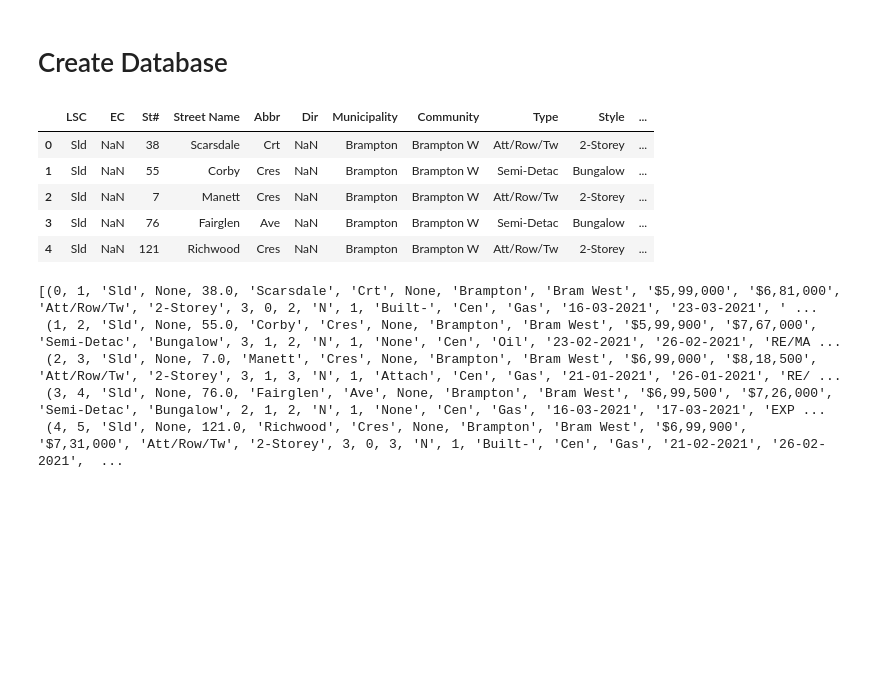
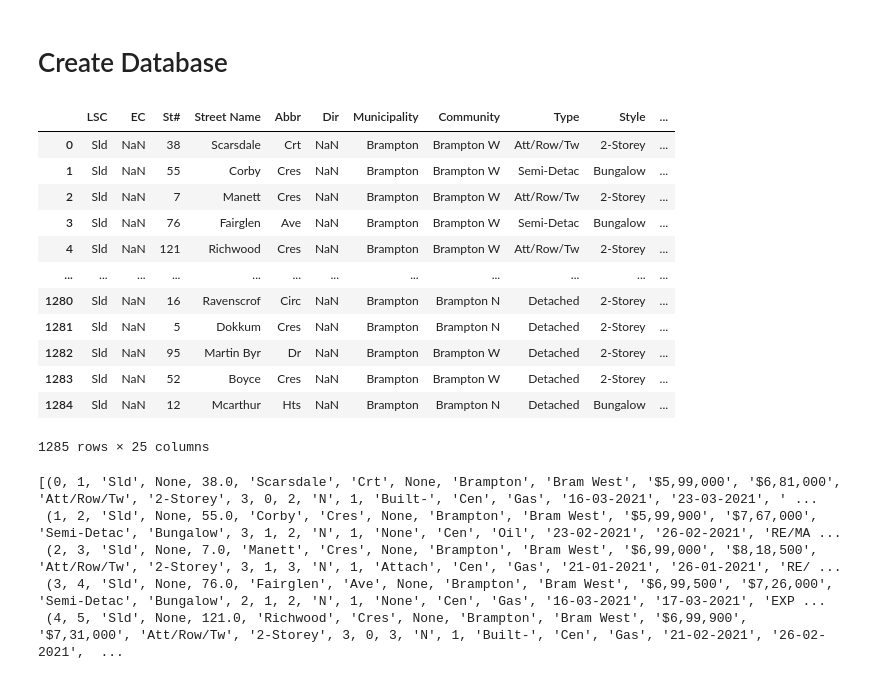
Before and after one commit to sanketkumaronline/real_estate_analysis, a Jupyter notebook: creating_SQLite.ipynb, the cells around one changed output. Saved outputs shown, nothing was run; the diff lists cells and outputs as text; code cells hidden in the pictures; blank space fills up the shorter version.

```diff
--- a/creating_SQLite.ipynb
+++ b/creating_SQLite.ipynb
@@ -10,7 +10,7 @@ from sqlalchemy.orm import Session
 # %%
 # Load CSV data
 pd.set_option('display.max_columns', None)
-sold_homes_df = pd.read_csv('./Resources/sold_homes_final.csv')
+sold_homes_df = pd.read_csv('./Resources/Sold_homes_combined_final.csv')
 sold_homes_df
 # %% [output]
 |  | # | LSC | EC | St# | Street Name | Abbr | Dir | Municipality | Community | ... |
@@ -79,14 +79,21 @@ features_df.to_sql('home_features', con=engine, if_exists='replace')
 prices_df.to_sql('home_prices', con=engine, if_exists='replace')
 # %%
 sold_homes = pd.merge(features_df, prices_df, how="outer", on=["MLS#"]).drop(columns=['#_x', '#_y'])
-sold_homes.head()
+sold_homes
 # %% [output]
 |  | LSC | EC | St# | Street Name | Abbr | Dir | Municipality | Community | Type | Style | ... |
 | 0 | Sld | NaN | 38 | Scarsdale | Crt | NaN | Brampton | Brampton W | Att/Row/Tw | 2-Storey | ... |
 | 1 | Sld | NaN | 55 | Corby | Cres | NaN | Brampton | Brampton W | Semi-Detac | Bungalow | ... |
 | 2 | Sld | NaN | 7 | Manett | Cres | NaN | Brampton | Brampton W | Att/Row/Tw | 2-Storey | ... |
 | 3 | Sld | NaN | 76 | Fairglen | Ave | NaN | Brampton | Brampton W | Semi-Detac | Bungalow | ... |
 | 4 | Sld | NaN | 121 | Richwood | Cres | NaN | Brampton | Brampton W | Att/Row/Tw | 2-Storey | ... |
+| ... | ... | ... | ... | ... | ... | ... | ... | ... | ... | ... | ... |
+| 1280 | Sld | NaN | 16 | Ravenscrof | Circ | NaN | Brampton | Brampton N | Detached | 2-Storey | ... |
+| 1281 | Sld | NaN | 5 | Dokkum | Cres | NaN | Brampton | Brampton N | Detached | 2-Storey | ... |
+| 1282 | Sld | NaN | 95 | Martin Byr | Dr | NaN | Brampton | Brampton W | Detached | 2-Storey | ... |
+| 1283 | Sld | NaN | 52 | Boyce | Cres | NaN | Brampton | Brampton W | Detached | 2-Storey | ... |
+| 1284 | Sld | NaN | 12 | Mcarthur | Hts | NaN | Brampton | Brampton N | Detached | Bungalow | ... |
+1285 rows × 25 columns
 # %%
 engine.execute("SELECT * FROM sold_homes").fetchall()
 # %% [output]
```
Also changed, not shown: parts of 1 cell of this notebook.
